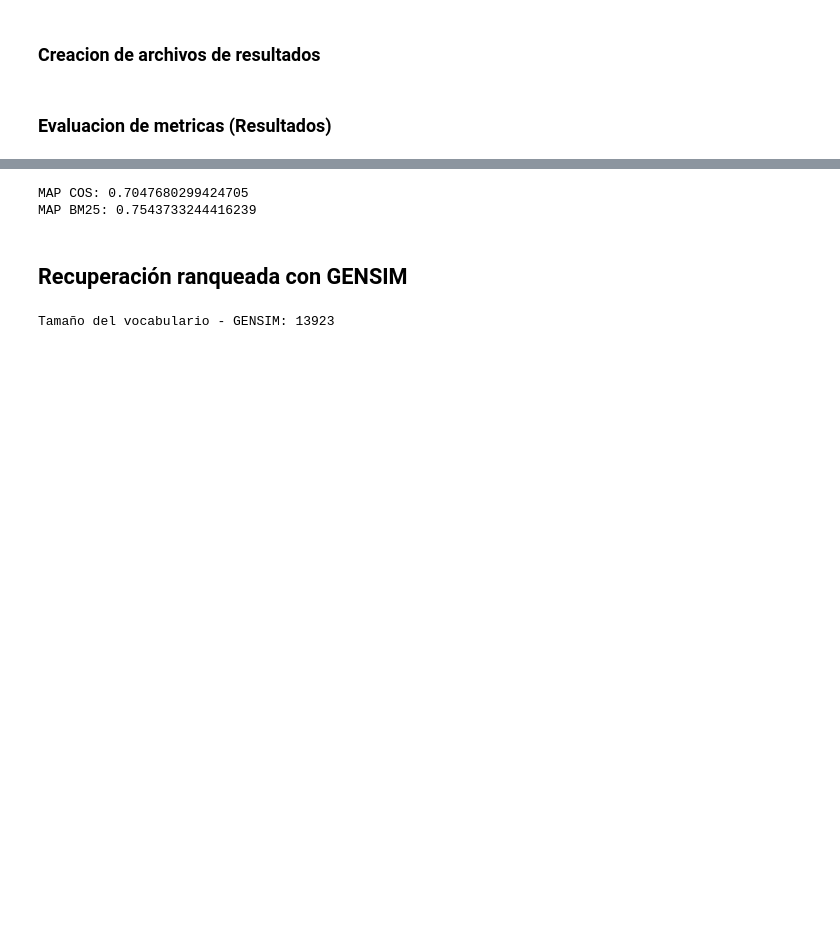
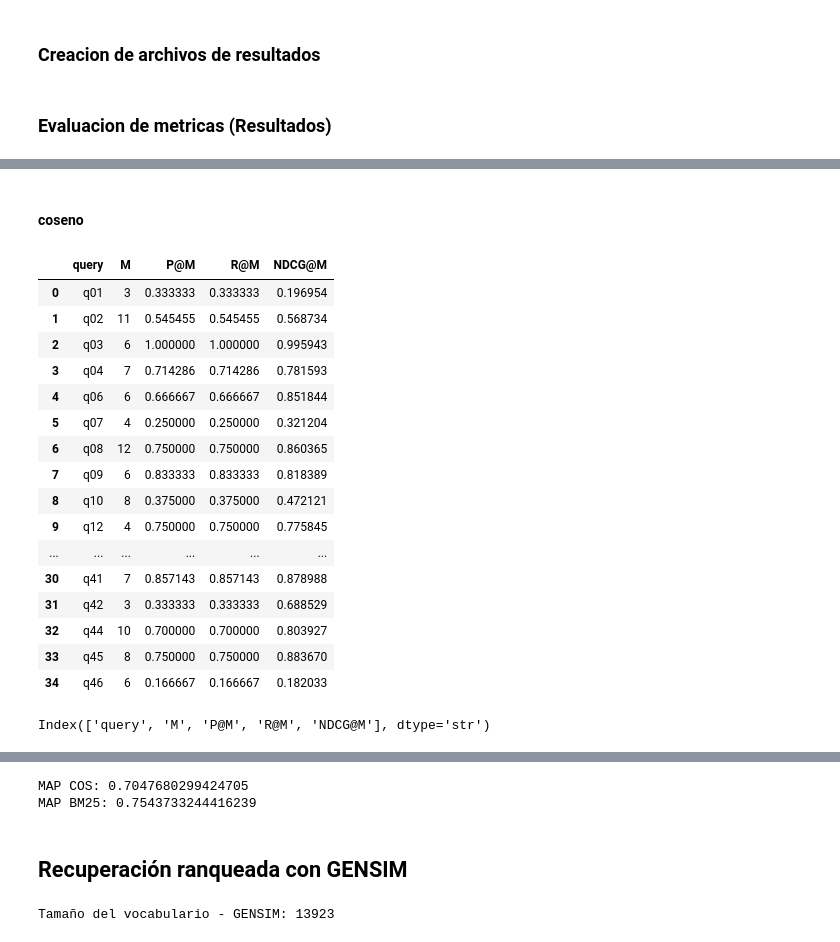
Before and after one commit to Things-I-learn/NLP-ml, a Jupyter notebook: Tarea1/Task1.ipynb, the cells around one changed output, grey strips where cells are left out. Saved outputs shown, nothing was run; the diff lists cells and outputs as text; code cells hidden in the pictures; blank space fills up the shorter version.

```diff
--- a/Tarea1/Task1.ipynb
+++ b/Tarea1/Task1.ipynb
@@ -1772,0 +1867,31 @@ def evaluate_ranking(ranking, relevance_judgments):
+# %% [markdown]
+#### coseno
+# %%
+resultados_coseno = evaluate_ranking(
+    coseno_rankings,
+    relevance_judgments
+)
+
+display(resultados_coseno)
+# %% [output]
+|  | query | M | P@M | R@M | NDCG@M |
+| 0 | q01 | 3 | 0.333333 | 0.333333 | 0.196954 |
+| 1 | q02 | 11 | 0.545455 | 0.545455 | 0.568734 |
+| 2 | q03 | 6 | 1.000000 | 1.000000 | 0.995943 |
+| 3 | q04 | 7 | 0.714286 | 0.714286 | 0.781593 |
+| 4 | q06 | 6 | 0.666667 | 0.666667 | 0.851844 |
+| 5 | q07 | 4 | 0.250000 | 0.250000 | 0.321204 |
+| 6 | q08 | 12 | 0.750000 | 0.750000 | 0.860365 |
+| 7 | q09 | 6 | 0.833333 | 0.833333 | 0.818389 |
+| 8 | q10 | 8 | 0.375000 | 0.375000 | 0.472121 |
+| 9 | q12 | 4 | 0.750000 | 0.750000 | 0.775845 |
+| ... | ... | ... | ... | ... | ... |
+| 30 | q41 | 7 | 0.857143 | 0.857143 | 0.878988 |
+| 31 | q42 | 3 | 0.333333 | 0.333333 | 0.688529 |
+| 32 | q44 | 10 | 0.700000 | 0.700000 | 0.803927 |
+| 33 | q45 | 8 | 0.750000 | 0.750000 | 0.883670 |
+| 34 | q46 | 6 | 0.166667 | 0.166667 | 0.182033 |
+# %%
+resultados_coseno.columns
+# %% [output]
+Index(['query', 'M', 'P@M', 'R@M', 'NDCG@M'], dtype='str')
```
Also changed, not shown: parts of 7 cells of this notebook.
